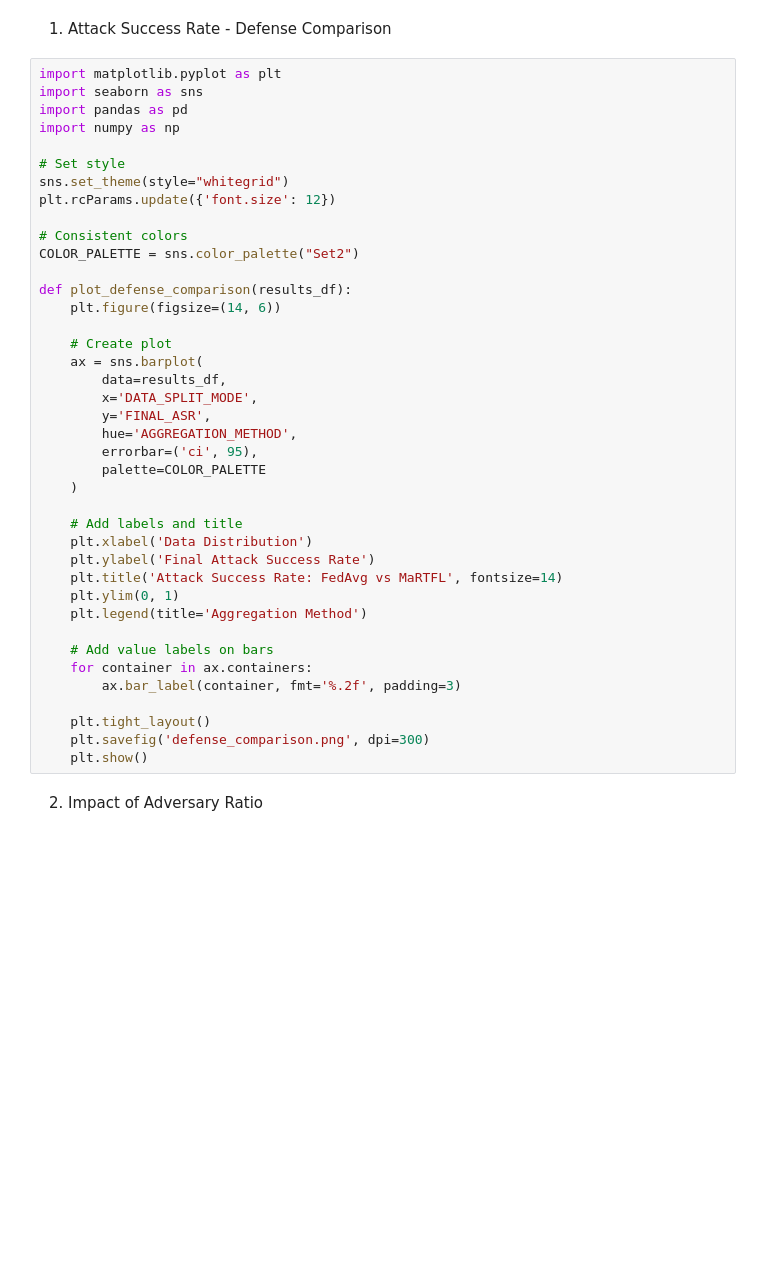
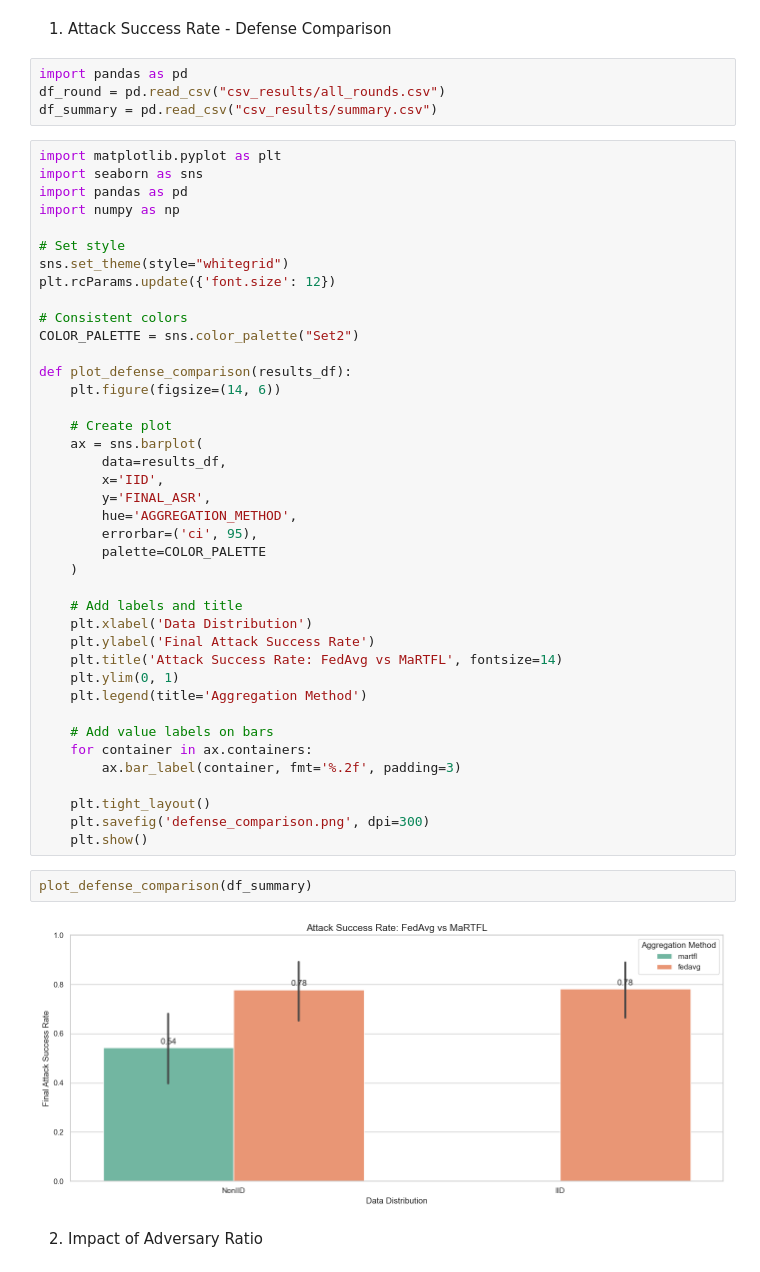
Before and after one commit to szyszyzys/poison_data_valuation, a Jupyter notebook: visual_result.ipynb, the cells around one changed output. Cells and saved outputs as stored; diff of their text form; blank space fills up the shorter version.

```diff
--- a/visual_result.ipynb
+++ b/visual_result.ipynb
@@ -1887,6 +1887,10 @@ ModuleNotFoundError: No module named 'kmeans1d'
 self.backdoor_data, self.clean_data
 # %% [markdown]
 1. Attack Success Rate - Defense Comparison
+# %%
+import pandas as pd
+df_round = pd.read_csv("csv_results/all_rounds.csv")
+df_summary = pd.read_csv("csv_results/summary.csv")
 # %%
 import matplotlib.pyplot as plt
 import seaborn as sns
@@ -1906,7 +1910,7 @@ def plot_defense_comparison(results_df):
     # Create plot
     ax = sns.barplot(
         data=results_df,
-        x='DATA_SPLIT_MODE',
+        x='IID',
         y='FINAL_ASR',
         hue='AGGREGATION_METHOD',
         errorbar=('ci', 95),
@@ -1927,6 +1931,10 @@ def plot_defense_comparison(results_df):
     plt.tight_layout()
     plt.savefig('defense_comparison.png', dpi=300)
     plt.show()
+# %%
+plot_defense_comparison(df_summary)
+# %% [output]
+[figure, added]
 # %% [markdown]
 2. Impact of Adversary Ratio
 # %%
```
Also changed, not shown: parts of 16 cells of this notebook, 2 other files.
